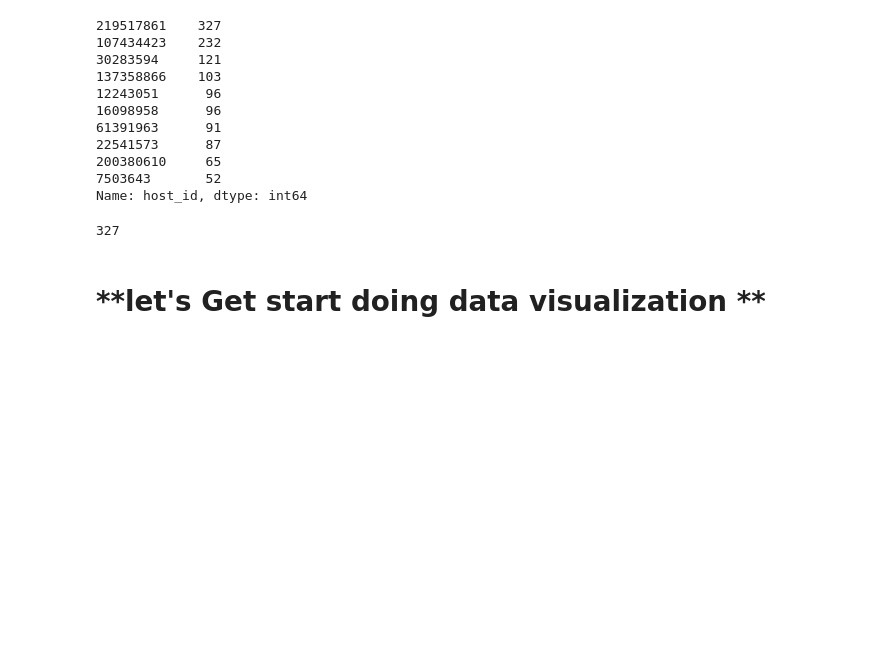
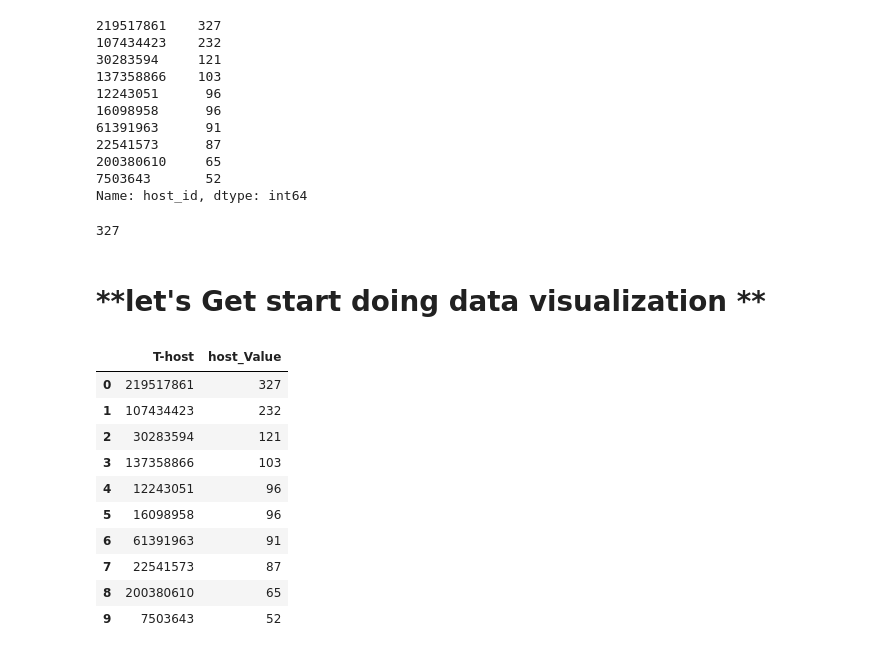
Before and after one commit to Creatrohit9/AIRBNB-PROJECT-1-CAPSTON, a Jupyter notebook: MD1WK4ROHIT_Airbnb_Bookings_Analysis_Capstone_Project.ipynb, the cells around one changed output. Cells and saved outputs as stored; diff of their text form; code cells hidden in the pictures; blank space fills up the shorter version.

```diff
--- a/MD1WK4ROHIT_Airbnb_Bookings_Analysis_Capstone_Project.ipynb
+++ b/MD1WK4ROHIT_Airbnb_Bookings_Analysis_Capstone_Project.ipynb
@@ -284,0 +283,20 @@ top_host
+# %%
+top_host_df=pd.DataFrame(top_host)
+# %%
+top_host_df.reset_index(inplace=True)
+# %%
+top_host_df.rename(columns={'index':'T-host','host_id':'host_Value'},inplace=True)
+# %%
+top_host_df
+# %% [output]
+|  | T-host | host_Value |
+| 0 | 219517861 | 327 |
+| 1 | 107434423 | 232 |
+| 2 | 30283594 | 121 |
+| 3 | 137358866 | 103 |
+| 4 | 12243051 | 96 |
+| 5 | 16098958 | 96 |
+| 6 | 61391963 | 91 |
+| 7 | 22541573 | 87 |
+| 8 | 200380610 | 65 |
+| 9 | 7503643 | 52 |
```
Also changed, not shown: parts of 4 cells of this notebook.
